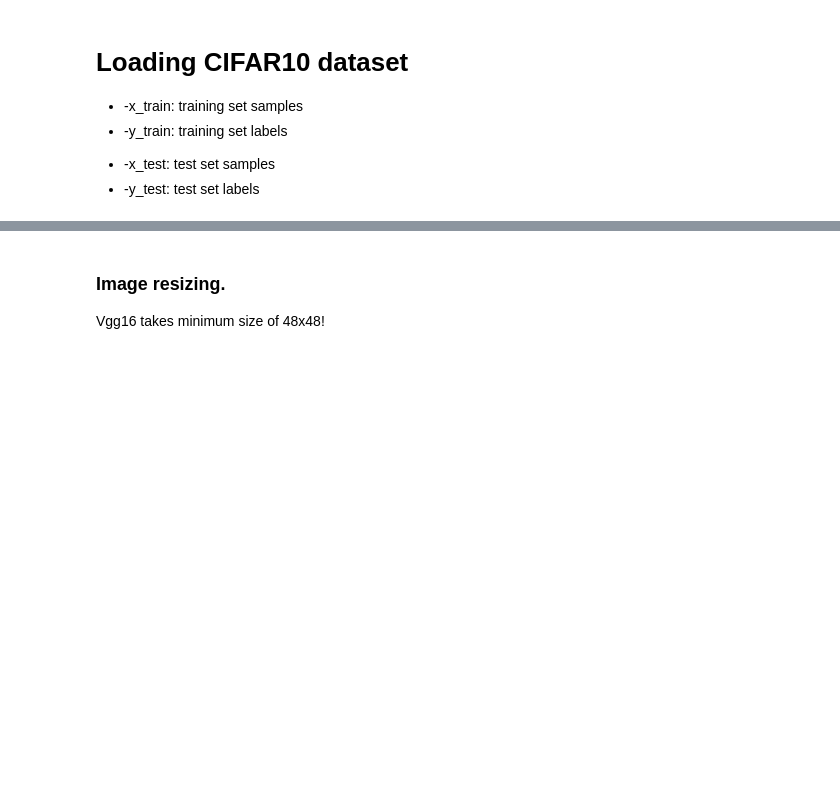
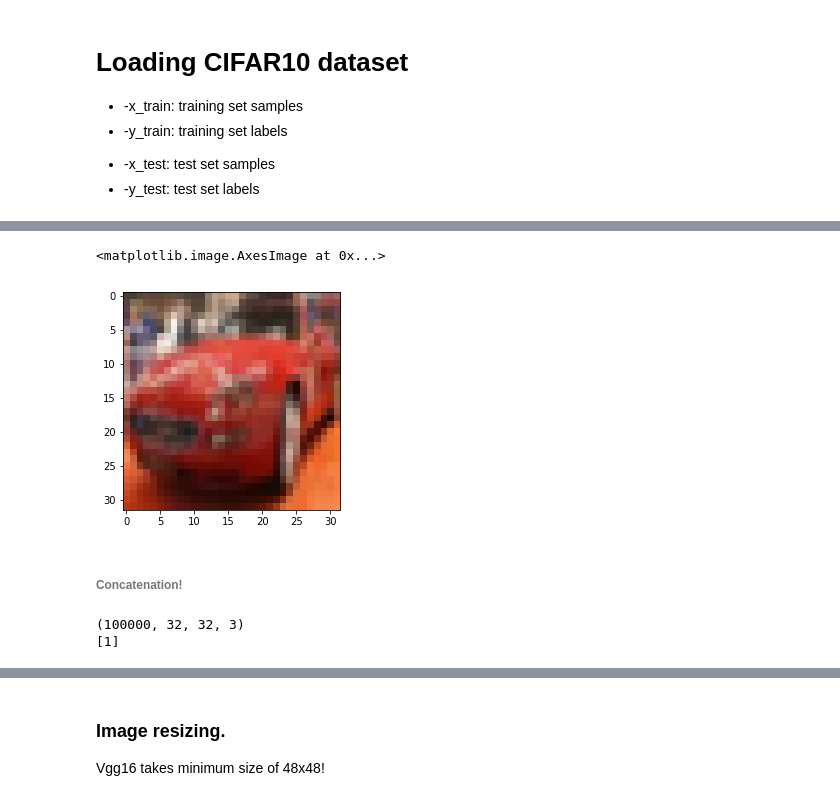
Before and after one commit to 5bastian/Transfer-learning-in-Vgg16, a Jupyter notebook: TransferLearning_Vgg16_CIFAR10.ipynb, the cells around one changed output, grey strips where cells are left out. Cells and saved outputs as stored; diff of their text form; code cells hidden in the pictures; blank space fills up the shorter version.

```diff
--- a/TransferLearning_Vgg16_CIFAR10.ipynb
+++ b/TransferLearning_Vgg16_CIFAR10.ipynb
@@ -31,0 +54,2 @@ Downloading data from http://www.cs.toronto.edu/~kriz/cifar-10-python.tar.gz
+# %%
+x_train_rot = x_train[:,:,::-1,:] #rotate samples
@@ -31,0 +67,8 @@ Downloading data from http://www.cs.toronto.edu/~kriz/cifar-10-python.tar.gz
+# %%
+single_image = x_train_rot[5:6]
+plt.imshow(single_image[0])
+# %% [output]
+<matplotlib.image.AxesImage at 0x...>
+[figure, added]
+# %% [markdown]
+###### Concatenation!
@@ -32,2 +78,6 @@ Downloading data from http://www.cs.toronto.edu/~kriz/cifar-10-python.tar.gz
 # %%
 print (x_train.shape)
+print (y_train[50005])
+# %% [output]
+(100000, 32, 32, 3)
+[1]
```
Also changed, not shown: parts of 33 cells of this notebook.
